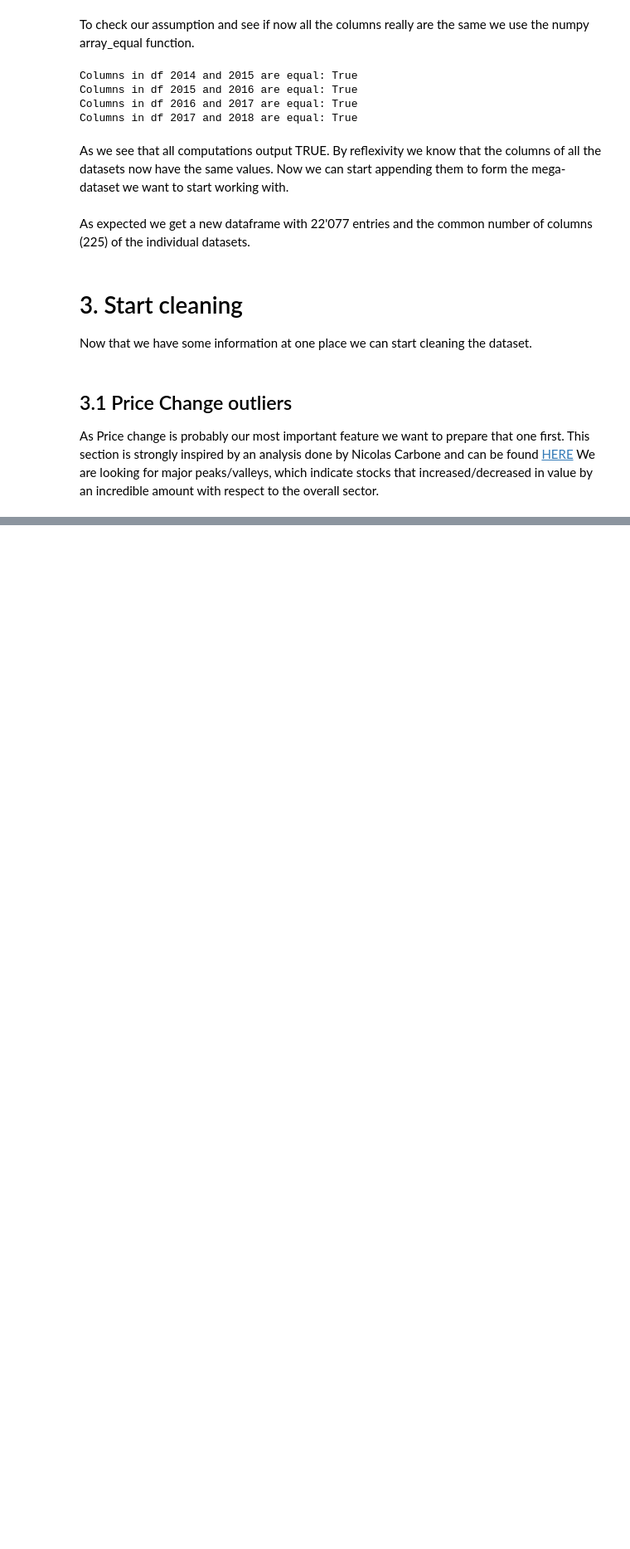
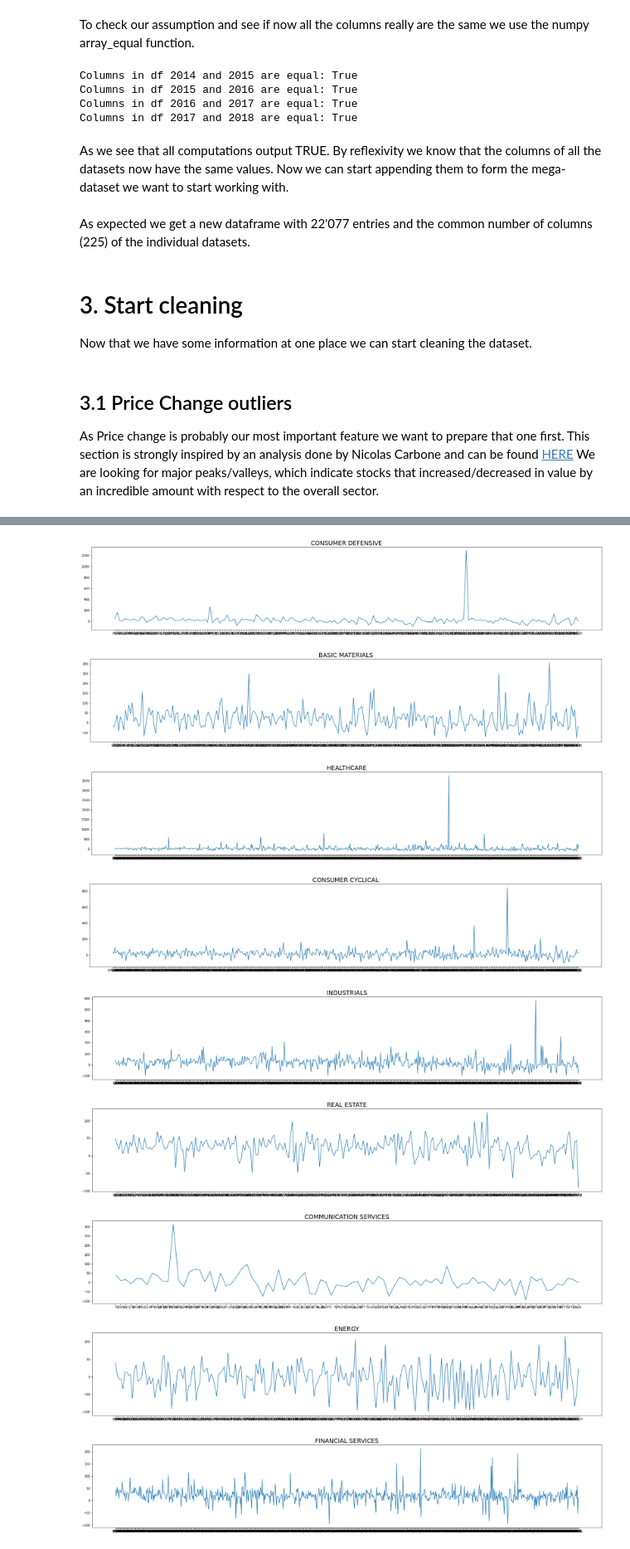
Before and after one commit to frheus/ML_Finance, a Jupyter notebook: test.ipynb, the cells around one changed output, grey strips where cells are left out. Shown at 83% size. Saved outputs shown, nothing was run; the diff lists cells and outputs as text; code cells hidden in the pictures; blank space fills up the shorter version.

```diff
--- a/test.ipynb
+++ b/test.ipynb
@@ -141,0 +119,26 @@ here
+# %%
+# Extract the columns we need in this step from the dataframe
+df_ = df_2018.loc[:, ['Sector', 'PRICE CHANGE [%]']]
+
+# Get list of sectors
+sector_list = df_['Sector'].unique()
+
+# Plot the percent price variation for each sector
+for sector in sectors:
+
+    temp = df_[df_['Sector'] == sector]
+
+    plt.figure(figsize=(30,5))
+    plt.plot(temp['PRICE CHANGE [%]'])
+    plt.title(sector.upper(), fontsize=20)
+    plt.show()
+# %% [output]
+[figure, added]
+[figure, added]
+[figure, added]
+[figure, added]
+[figure, added]
+[figure, added]
+[figure, added]
+[figure, added]
+[figure, added]
```
Also changed, not shown: parts of 6 cells of this notebook.
